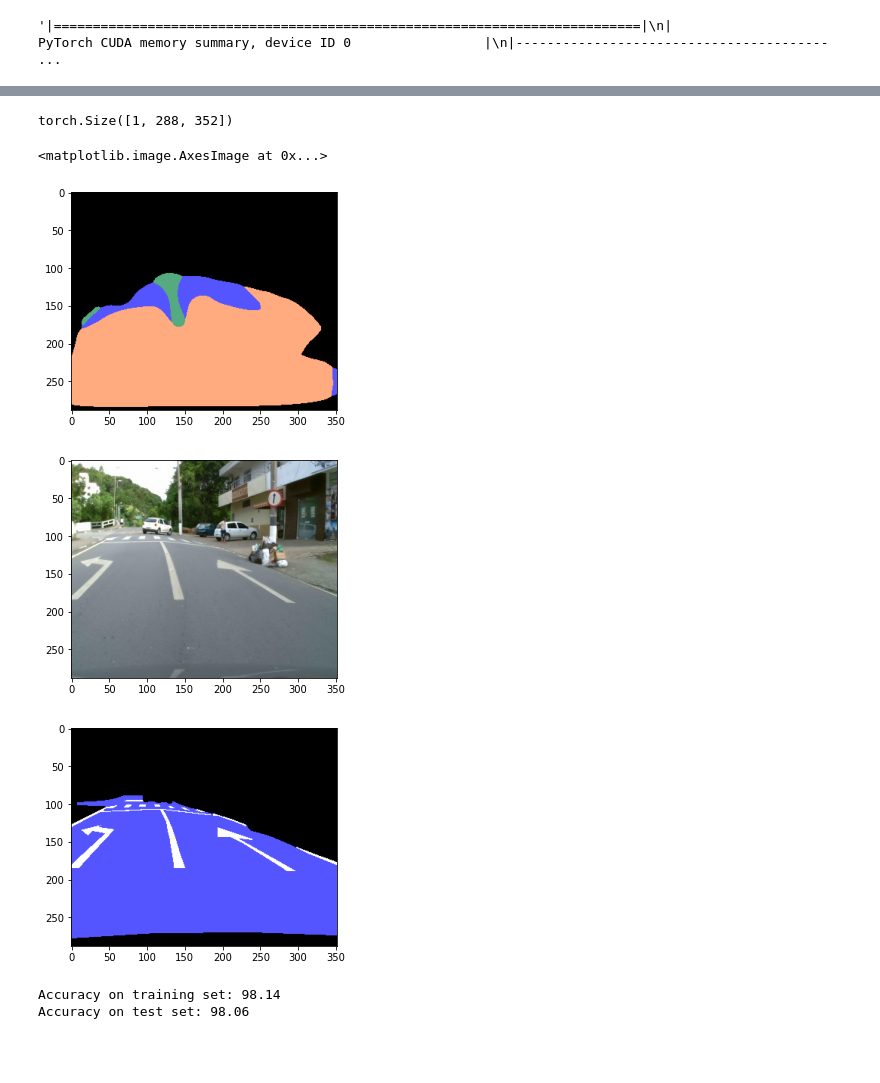
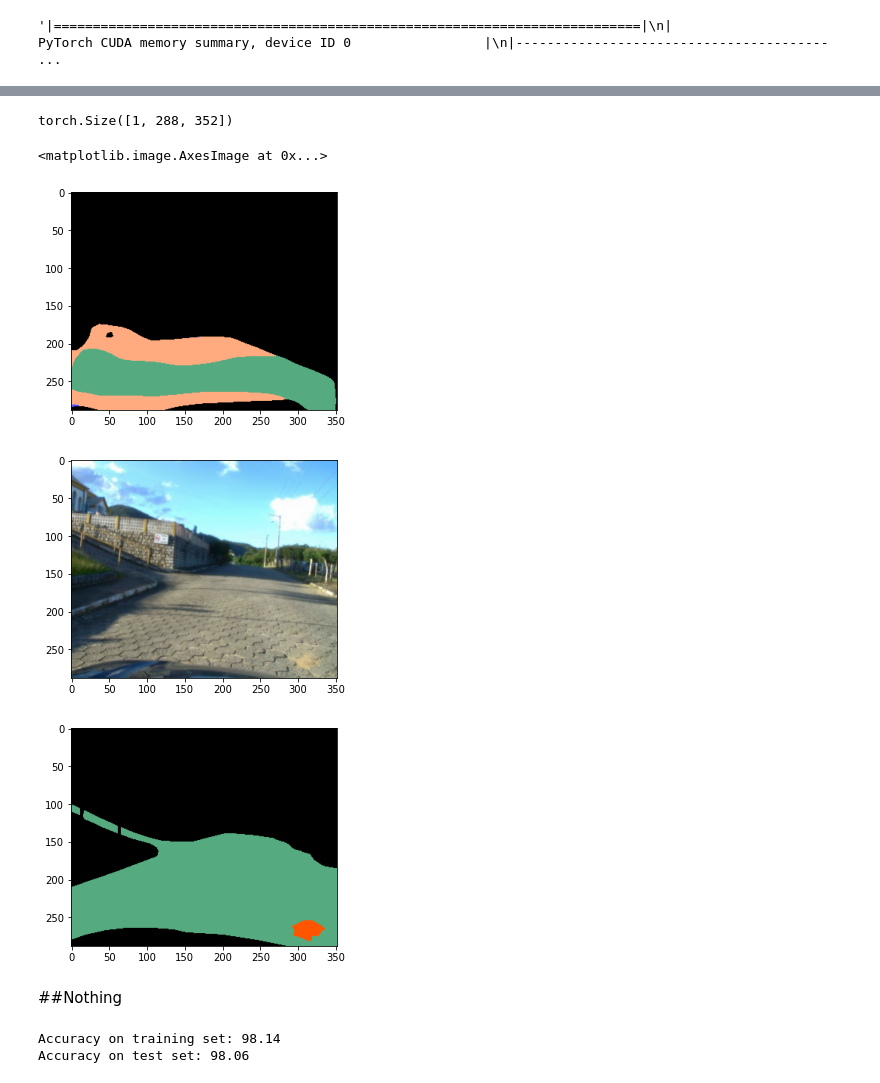
Before and after one commit to weslyca/Lite-HRNet-pytorch, a Jupyter notebook: CNN_pytorch.ipynb, the cells around one changed output, grey strips where cells are left out. Cells and saved outputs as stored; diff of their text form; code cells hidden in the pictures; blank space fills up the shorter version.

```diff
--- a/CNN_pytorch.ipynb
+++ b/CNN_pytorch.ipynb
@@ -835,19 +798,8 @@ def show_label(label_name):
   plt.imshow(img)
 # %%
 class RTKDataset(Dataset):
-    """Face Landmarks dataset."""
-
     def __init__(self, root_dir, transform=None):
-        """
-        Args:
-            csv_file (string): Path to the csv file with annotations.
-            root_dir (string): Directory with all the images.
-            transform (callable, optional): Optional transform to be applied
-                on a sample.
-        """
-        # self.landmarks_frame = pd.read_csv(csv_file)
         self.root_dir = root_dir
-        # self.transform = transform
         self.images_path = '/content/dataset/RTK/images'
         self.images_names = [f for f in listdir(self.images_path) if isfile(join(self.images_path, f))]
         self.images_names.sort()
@@ -855,7 +807,6 @@ class RTKDataset(Dataset):
         self.labels_path = '/content/dataset/RTK/labels'
         self.labels_names = [f for f in listdir(self.labels_path) if isfile(join(self.labels_path, f))]
         self.labels_names.sort()
-        # print(len(self.labels_names))
 
         self.images_names_set = set(self.images_names)
         self.labels_names_set = set(self.labels_names)
@@ -869,41 +820,22 @@ class RTKDataset(Dataset):
             if e not in self.images_names_set:
               self.in_lab_n_img.add(e)
 
-        # print(len(self.in_img_n_lab))
-        # print(len(self.in_lab_n_img))
         assert len(self.in_img_n_lab) == 0
         assert len(self.in_lab_n_img) == 0
-
 
     def __len__(self):
         return len(self.images_names)
 
     def __getitem__(self, idx):
-        # if torch.is_tensor(idx):
-            # idx = idx.tolist()
-
         img_name = os.path.join(self.images_path,
                                 self.images_names[idx])
         image = io.imread(img_name)
-
-        # print(image.shape)
         image = image.transpose((2, 0, 1))
         image = image / 255.
         image = torch.from_numpy(image)
 
-        # print(image.shape)
-
-        # landmarks = self.landmarks_frame.iloc[idx, 1:]
-        # landmarks = np.array([landmarks])
-        # landmarks = landmarks.astype('float').reshape(-1, 2)
-
         img =  cv2.imread(labels_path + '/' + self.images_names[idx])
-        # print(img.shape)
-        # print(img[0])
-
-        # print(np.unique(img))
         label = torch.zeros((img.shape[0], img.shape[1]), dtype=torch.long)
-
         for i in range(img.shape[0]):
             for j in range(img.shape[1]):
               aa = img[i][j][0]
@@ -914,13 +846,7 @@ class RTKDataset(Dataset):
               else:
                 print("erro")
                 assert False
-
-
         sample = {'images': image, 'labels': label}
-
-        # if self.transform:
-            # sample = self.transform(sample)
-
         return sample
 # %%
 train_dataset = RTKDataset('/content/dataset/RTK')
@@ -1143,7 +994,7 @@ def show_label(label_name):
 # %%
 model.eval()
 # print(train_dataset[0]['images'].unsqueeze(0).shape)
-scores = model(train_dataset[234]['images'].unsqueeze(0).to(device=device))
+scores = model(train_dataset[500]['images'].unsqueeze(0).to(device=device))
 _, predictions = scores.max(1)
 print(predictions.shape)
 
@@ -1159,15 +1010,17 @@ plt.imshow(img)
 # %% [output]
 torch.Size([1, 288, 352])
 <matplotlib.image.AxesImage at 0x...>
-[figure, old version]
+[figure, new version]
 # %%
-show_image(train_dataset.images_names[234])
+show_image(train_dataset.images_names[500])
 # %% [output]
-[figure, old version]
+[figure, new version]
 # %%
-show_label(train_dataset.images_names[234])
+show_label(train_dataset.images_names[500])
 # %% [output]
-[figure, old version]
+[figure, new version]
+# %% [markdown]
+##Nothing
 # %%
 # Check accuracy on training & test to see how good our model
 def check_accuracy(loader, model):
```
Also changed, not shown: parts of 22 cells of this notebook.
